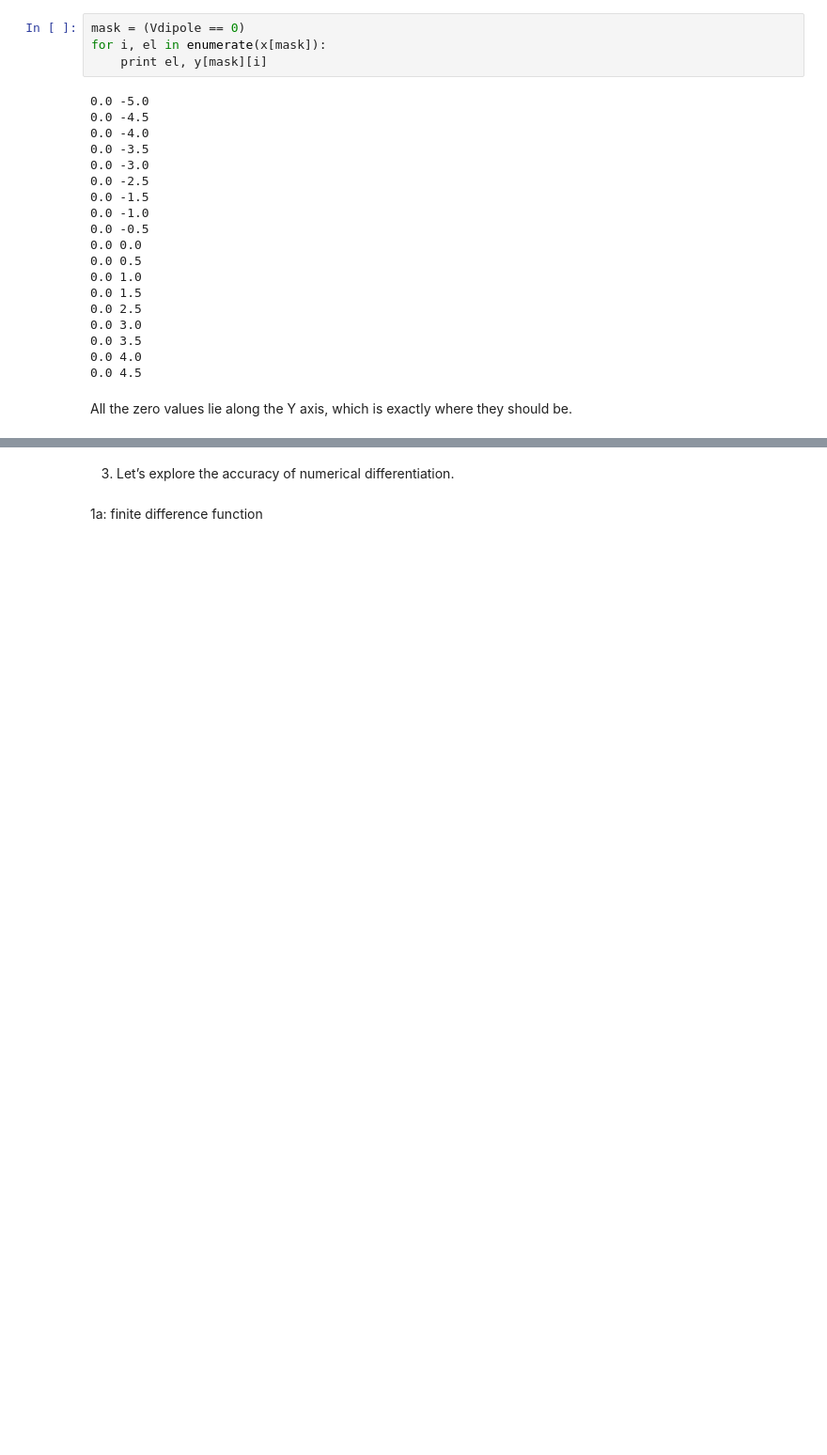
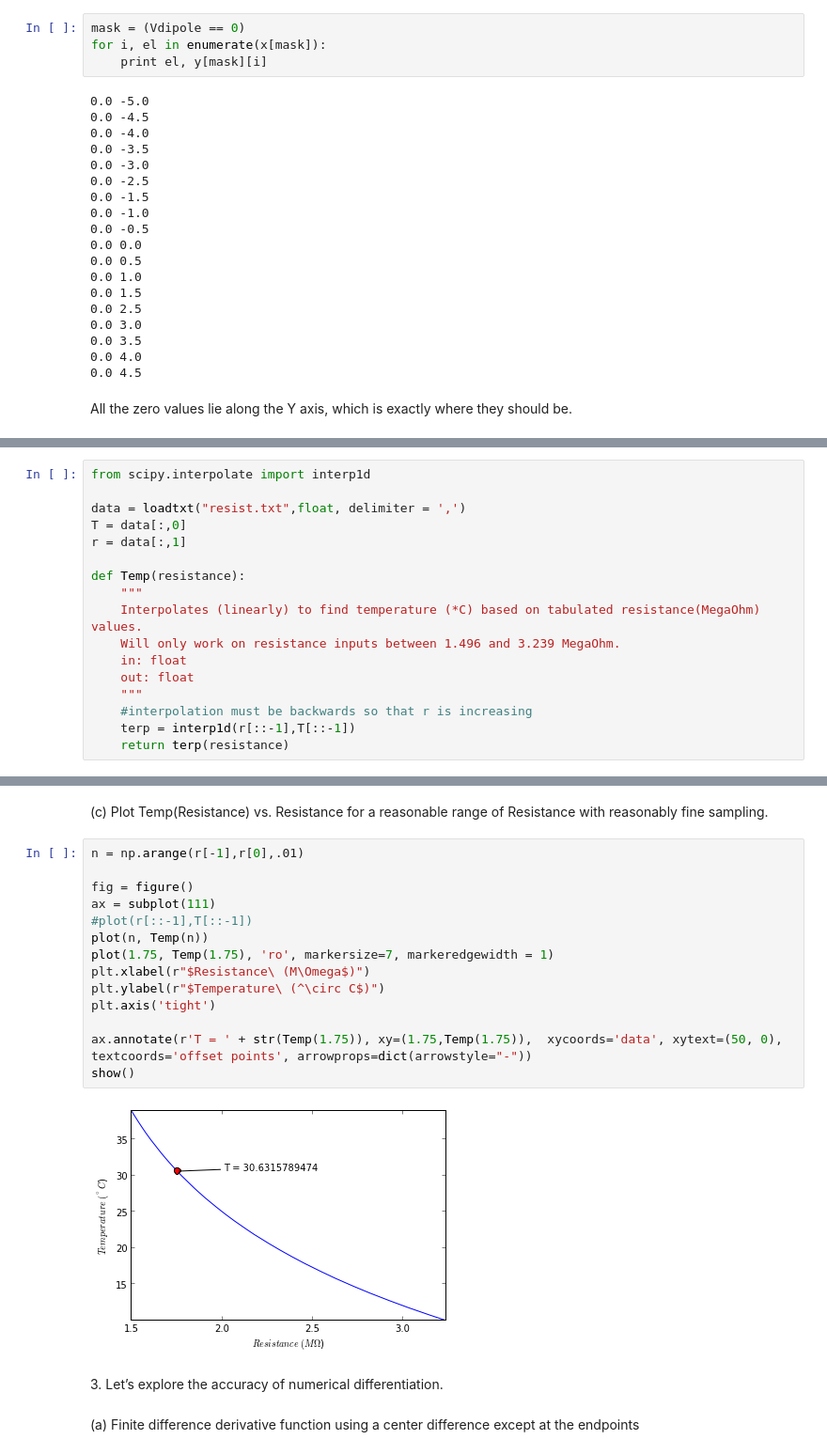
Before and after one commit to jvanatta/particle-tracks, a Jupyter notebook: week4/InterpAndDiffEx3.ipynb, the cells around one changed output, grey strips where cells are left out. Shown: that part at 94% size. Cells and saved outputs as stored; diff of their text form; blank space fills up the shorter version.

Commit message:
finished interp and diff ex 3

```diff
--- a/week4/InterpAndDiffEx3.ipynb
+++ b/week4/InterpAndDiffEx3.ipynb
@@ -71,0 +54,17 @@ print Temp(1.5)
+# %%
+from scipy.interpolate import interp1d
+
+data = loadtxt("resist.txt",float, delimiter = ',')
+T = data[:,0]
+r = data[:,1]
+
+def Temp(resistance):
+    """
+    Interpolates (linearly) to find temperature (*C) based on tabulated resistance(MegaOhm) values.
+    Will only work on resistance inputs between 1.496 and 3.239 MegaOhm.
+    in: float
+    out: float
+    """
+    #interpolation must be backwards so that r is increasing
+    terp = interp1d(r[::-1],T[::-1])
+    return terp(resistance)
@@ -72,4 +84,22 @@ print Temp(1.5)
+# %% [markdown]
+(c) Plot Temp(Resistance) vs. Resistance for a reasonable range of Resistance with reasonably fine sampling.
+# %%
+n = np.arange(r[-1],r[0],.01)
+
+fig = figure()
+ax = subplot(111)
+#plot(r[::-1],T[::-1])
+plot(n, Temp(n))
+plot(1.75, Temp(1.75), 'ro', markersize=7, markeredgewidth = 1)
+plt.xlabel(r"$Resistance\ (M\Omega$)")
+plt.ylabel(r"$Temperature\ (^\circ C$)")
+plt.axis('tight')
+
+ax.annotate(r'T = ' + str(Temp(1.75)), xy=(1.75,Temp(1.75)),  xycoords='data', xytext=(50, 0), textcoords='offset points', arrowprops=dict(arrowstyle="-"))
+show()
+# %% [output]
+[figure, added]
 # %% [markdown]
-3. Let’s explore the accuracy of numerical differentiation.
+3\. Let’s explore the accuracy of numerical differentiation.
-# %% [markdown]
-1a: finite difference function
+# %% [markdown]
+(a) Finite difference derivative function using a center difference except at the endpoints
```
Also changed, not shown: parts of 25 cells of this notebook, 1 other file.
